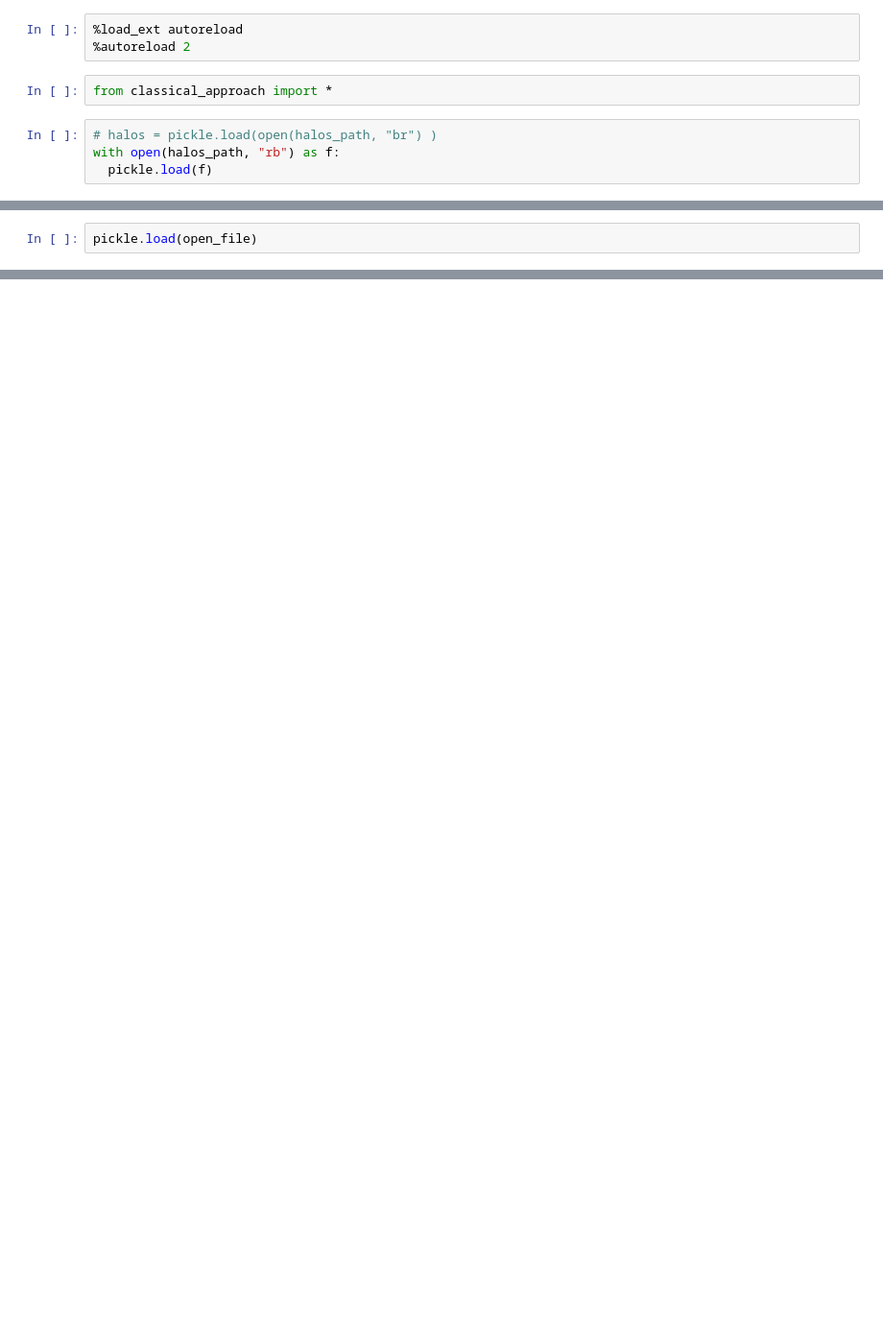
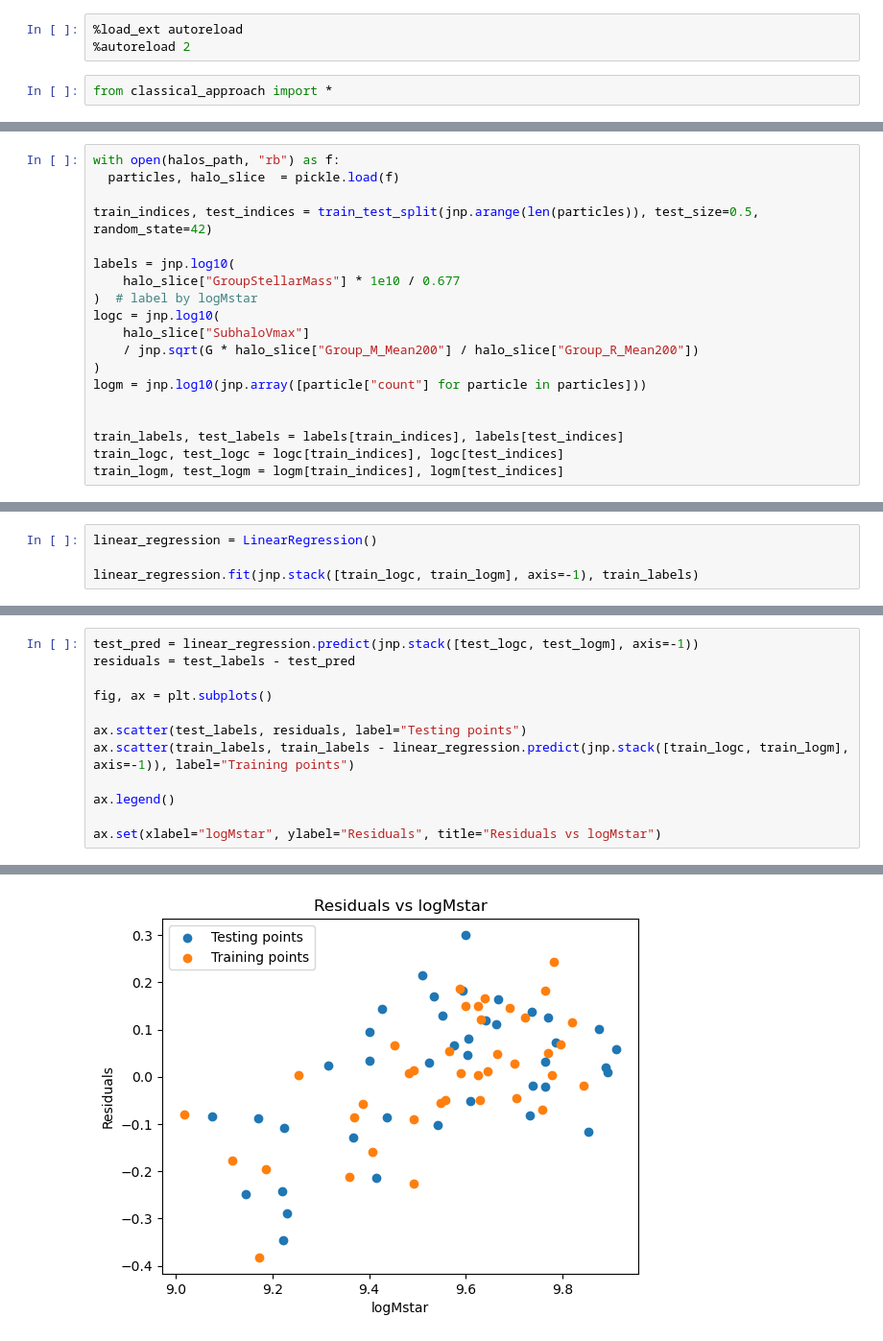
Before and after one commit to Daniel-Packer/dark-matter-halos, a Jupyter notebook: src/classical/classical_approach.ipynb, the cells around one changed output, grey strips where cells are left out. Shown at 96% size. Saved outputs shown, nothing was run; the diff lists cells and outputs as text; blank space fills up the shorter version.

```diff
--- a/src/classical/classical_approach.ipynb
+++ b/src/classical/classical_approach.ipynb
@@ -3,7 +3,3 @@
 %autoreload 2
 # %%
 from classical_approach import *
-# %%
-# halos = pickle.load(open(halos_path, "br") )
-with open(halos_path, "rb") as f:
-  pickle.load(f)
@@ -12,2 +5,0 @@ UnpicklingError: invalid load key, 'v'.
-# %%
-pickle.load(open_file)
@@ -15,0 +12,19 @@ UnpicklingError: invalid load key, 'v'.
+# %%
+with open(halos_path, "rb") as f:
+  particles, halo_slice  = pickle.load(f)
+
+train_indices, test_indices = train_test_split(jnp.arange(len(particles)), test_size=0.5, random_state=42)
+
+labels = jnp.log10(
+    halo_slice["GroupStellarMass"] * 1e10 / 0.677
+)  # label by logMstar
+logc = jnp.log10(
+    halo_slice["SubhaloVmax"]
+    / jnp.sqrt(G * halo_slice["Group_M_Mean200"] / halo_slice["Group_R_Mean200"])
+)
+logm = jnp.log10(jnp.array([particle["count"] for particle in particles]))
+
+
+train_labels, test_labels = labels[train_indices], labels[test_indices]
+train_logc, test_logc = logc[train_indices], logc[test_indices]
+train_logm, test_logm = logm[train_indices], logm[test_indices]
@@ -15,0 +33,4 @@ UnpicklingError: invalid load key, 'v'.
+# %%
+linear_regression = LinearRegression()
+
+linear_regression.fit(jnp.stack([train_logc, train_logm], axis=-1), train_labels)
@@ -15,0 +39,13 @@ UnpicklingError: invalid load key, 'v'.
+# %%
+test_pred = linear_regression.predict(jnp.stack([test_logc, test_logm], axis=-1))
+residuals = test_labels - test_pred
+
+fig, ax = plt.subplots()
+
+ax.scatter(test_labels, residuals, label="Testing points")
+ax.scatter(train_labels, train_labels - linear_regression.predict(jnp.stack([train_logc, train_logm], axis=-1)), label="Training points")
+
+ax.legend()
+
+ax.set(xlabel="logMstar", ylabel="Residuals", title="Residuals vs logMstar")
+# %% [output]
@@ -15,0 +55 @@ UnpicklingError: invalid load key, 'v'.
+[figure, added]
```
Also changed, not shown: parts of 9 cells of this notebook, 1 other file.
